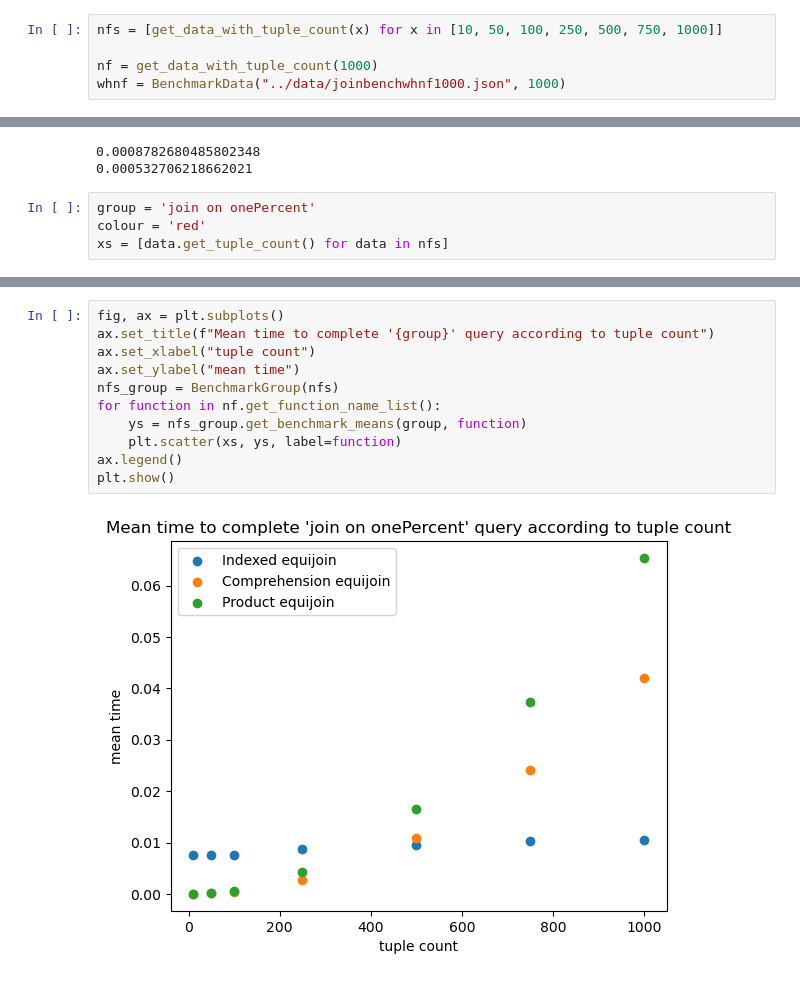
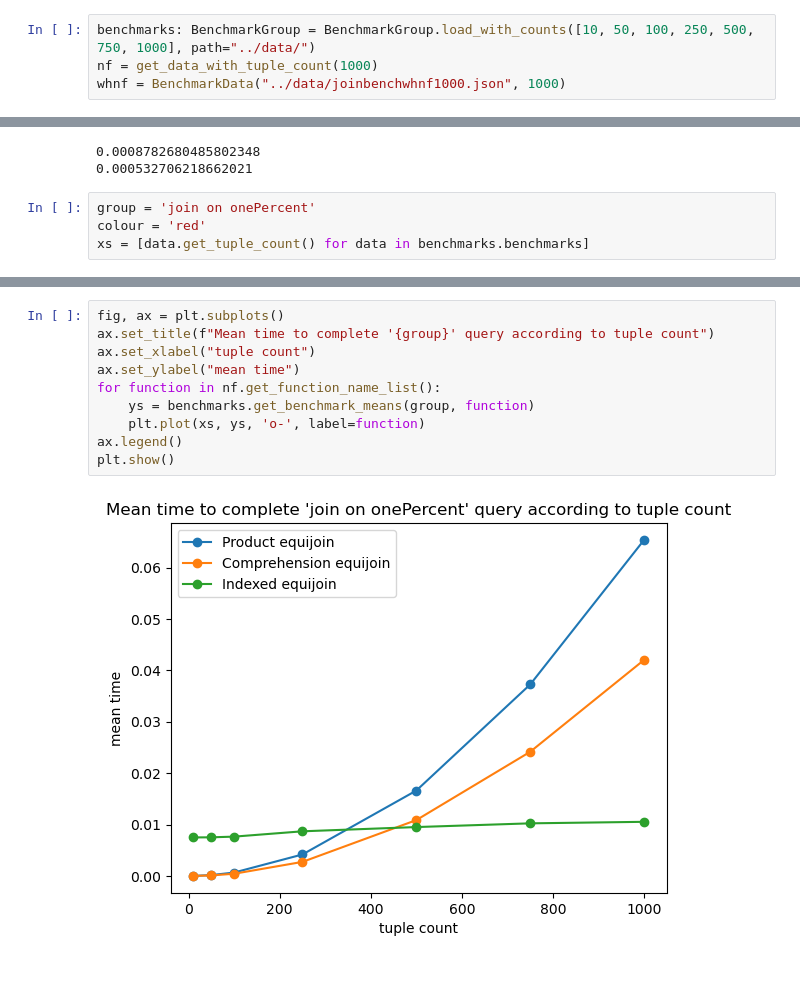
Before and after one commit to MatBon01/joinbench, a Jupyter notebook: analysis/joinbench.ipynb, the cells around one changed output, grey strips where cells are left out. Saved outputs shown, nothing was run; the diff lists cells and outputs as text.

Commit message:
Define group from counts

```diff
--- a/analysis/joinbench.ipynb
+++ b/analysis/joinbench.ipynb
@@ -22,8 +22,7 @@ def generate_figure_path(name: str) -> str:
 def get_data_with_tuple_count(count: int) -> BenchmarkData:
     return BenchmarkData.infer_tuple_count_from_path(f"../data/joinbench{count}.json")
 # %%
-nfs = [get_data_with_tuple_count(x) for x in [10, 50, 100, 250, 500, 750, 1000]]
-
+benchmarks: BenchmarkGroup = BenchmarkGroup.load_with_counts([10, 50, 100, 250, 500, 750, 1000], path="../data/")
 nf = get_data_with_tuple_count(1000)
 whnf = BenchmarkData("../data/joinbenchwhnf1000.json", 1000)
 # %%
@@ -118,7 +117,7 @@ print(whnf.get_benchmark_mean_from_index(4))
 # %%
 group = 'join on onePercent'
 colour = 'red'
-xs = [data.get_tuple_count() for data in nfs]
+xs = [data.get_tuple_count() for data in benchmarks.benchmarks]
 # %%
 nf.get_function_name_list()
 # %% [output]
@@ -126,13 +125,12 @@ nf.get_function_name_list()
 # %%
 fig, ax = plt.subplots()
 ax.set_title(f"Mean time to complete '{group}' query according to tuple count")
 ax.set_xlabel("tuple count")
 ax.set_ylabel("mean time")
-nfs_group = BenchmarkGroup(nfs)
 for function in nf.get_function_name_list():
-    ys = nfs_group.get_benchmark_means(group, function)
-    plt.scatter(xs, ys, label=function)
+    ys = benchmarks.get_benchmark_means(group, function)
+    plt.plot(xs, ys, 'o-', label=function)
 ax.legend()
 plt.show()
 # %% [output]
-[figure, old version]
+[figure, new version]
```
Also changed, not shown: parts of 5 cells of this notebook, 4 other files.
